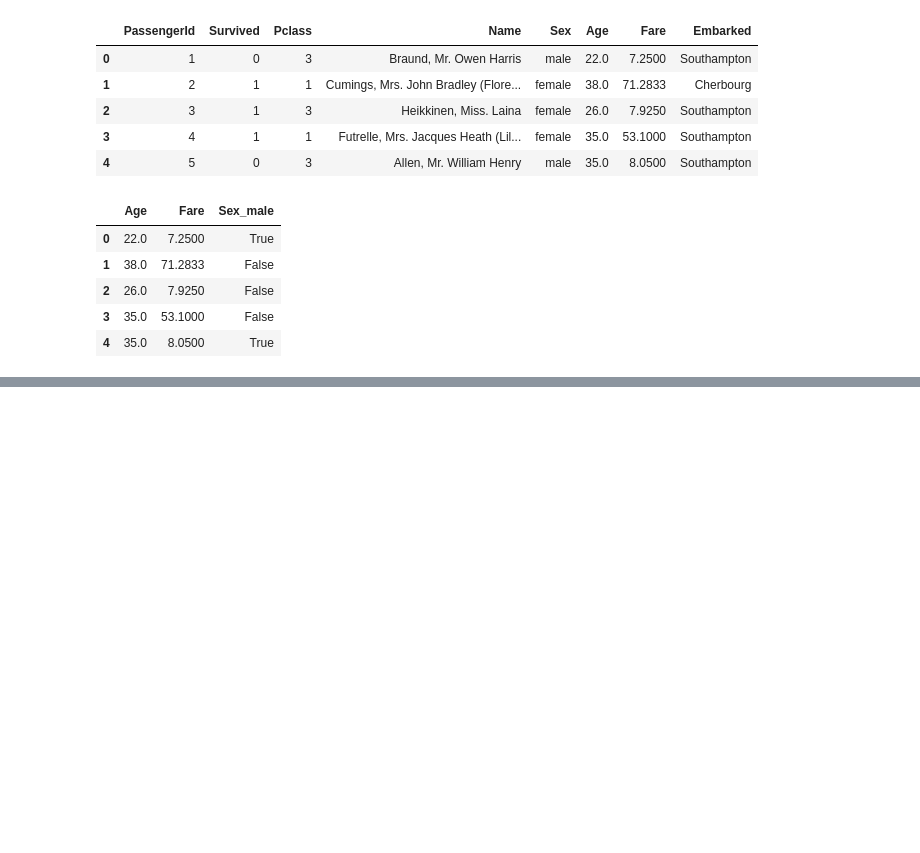
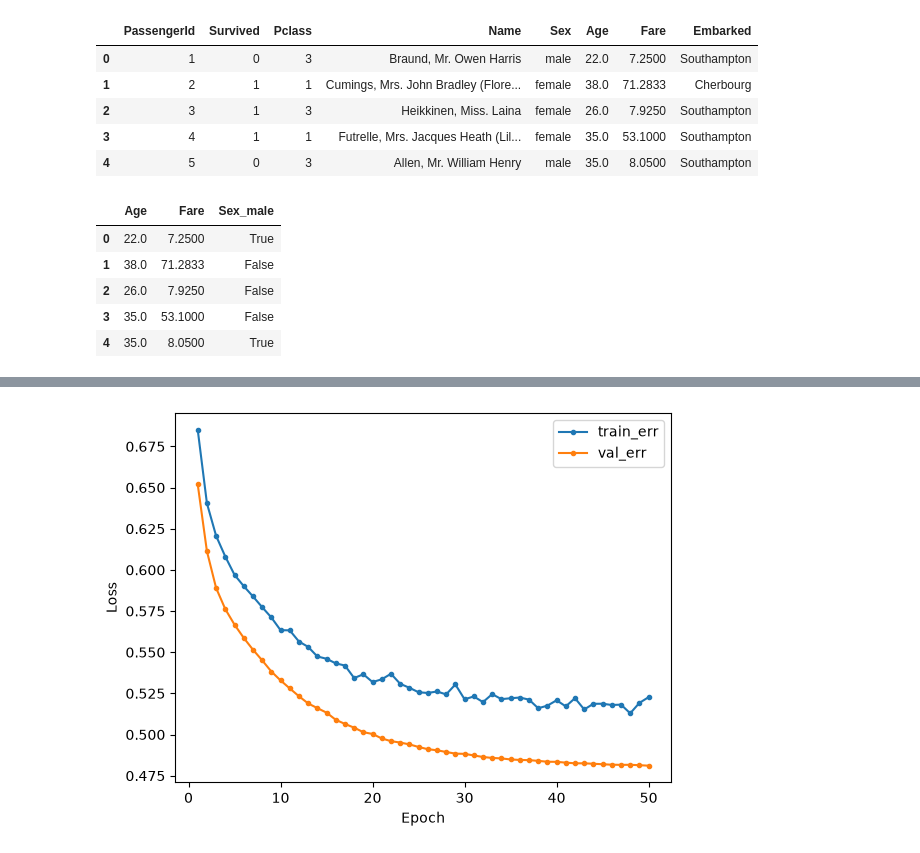
Before and after one commit to TemplariParu/PyTorch, a Jupyter notebook: book/day4.ipynb, the cells around one changed output, grey strips where cells are left out. Saved outputs shown, nothing was run; the diff lists cells and outputs as text; code cells hidden in the pictures; blank space fills up the shorter version.

```diff
--- a/book/day4.ipynb
+++ b/book/day4.ipynb
@@ -49,7 +49,7 @@ def train(dataloader, model, loss_fn, optimizer, device):
 def evaluate(x_val_tensor, y_val_tensor, model, loss_fn, device):
     model.eval()
     with torch.no_grad():
-        x, y = x.to(device), y.to(device)
+        x, y = x_val_tensor.to(device), y_val_tensor.to(device)
         pred = model(x)
         eval_loss = loss_fn(pred, y).item()
     return eval_loss, pred
@@ -109,3 +109,9 @@ y_train = y_train.values
 y_val = y_val.values
 
 train_loader, x_val_tensor, y_val_tensor = make_DataSet(x_train, x_val, y_train, y_val, 32)
+
+# 첫번째 배치만 로딩
+for x, y in train_loader:
+    print(f"Shape of x [rows, columns]: {x.shape}")
+    print(f"Shape of y: {y.shape} {y.dtype}")
+    break
@@ -126,4 +135,7 @@ tr_loss_list, val_loss_list = [], []
 
 for ep in range(EPOCH):
     tr_loss = train(train_loader, model, loss_fn, optimizer, device)
-    val_loss = evaluate(x_val_tensor, y_val_tensor, model, loss_fn, device)
+    val_loss, _ = evaluate(x_val_tensor, y_val_tensor, model, loss_fn, device)
+    tr_loss_list.append(tr_loss)
+    val_loss_list.append(val_loss)
+    print(f'Epoch: {ep+1}, Train Loss: {tr_loss:.4f}, Eval Loss: {val_loss:.4f}')
@@ -129,0 +160,4 @@ for ep in range(EPOCH):
+# %%
+learning_curve(tr_loss_list, val_loss_list)
+# %% [output]
+[figure, added]
```
Also changed, not shown: parts of 4 cells of this notebook, 8 other files.
